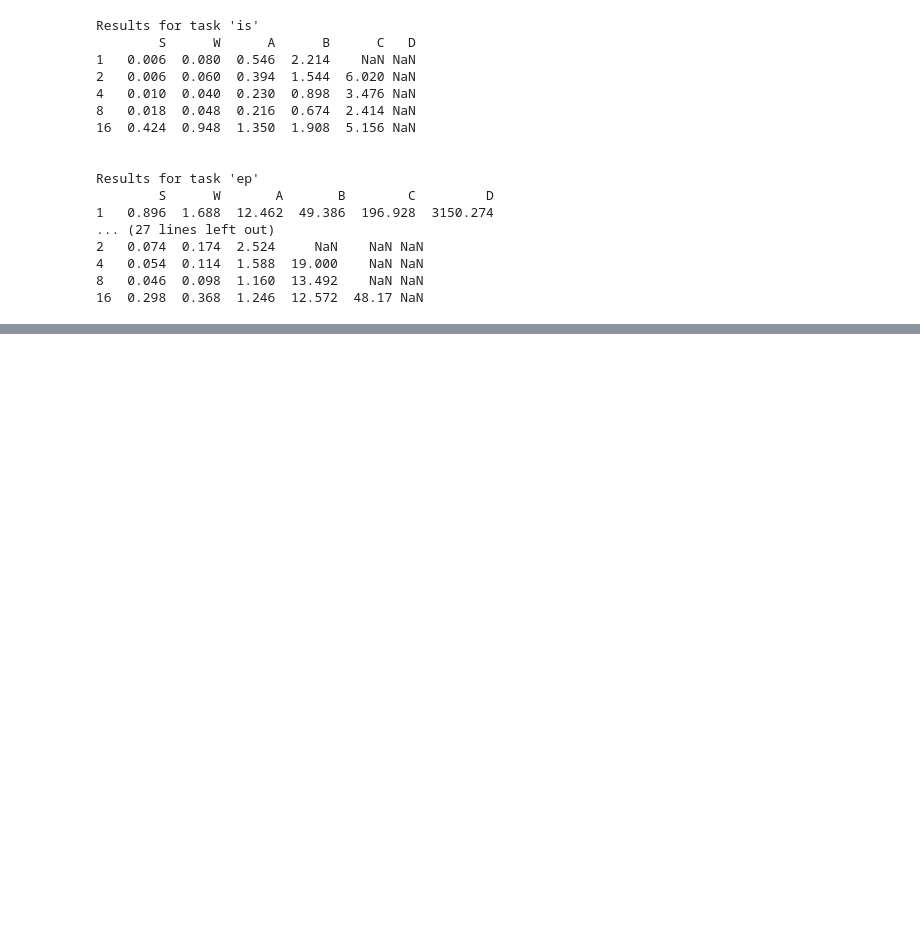
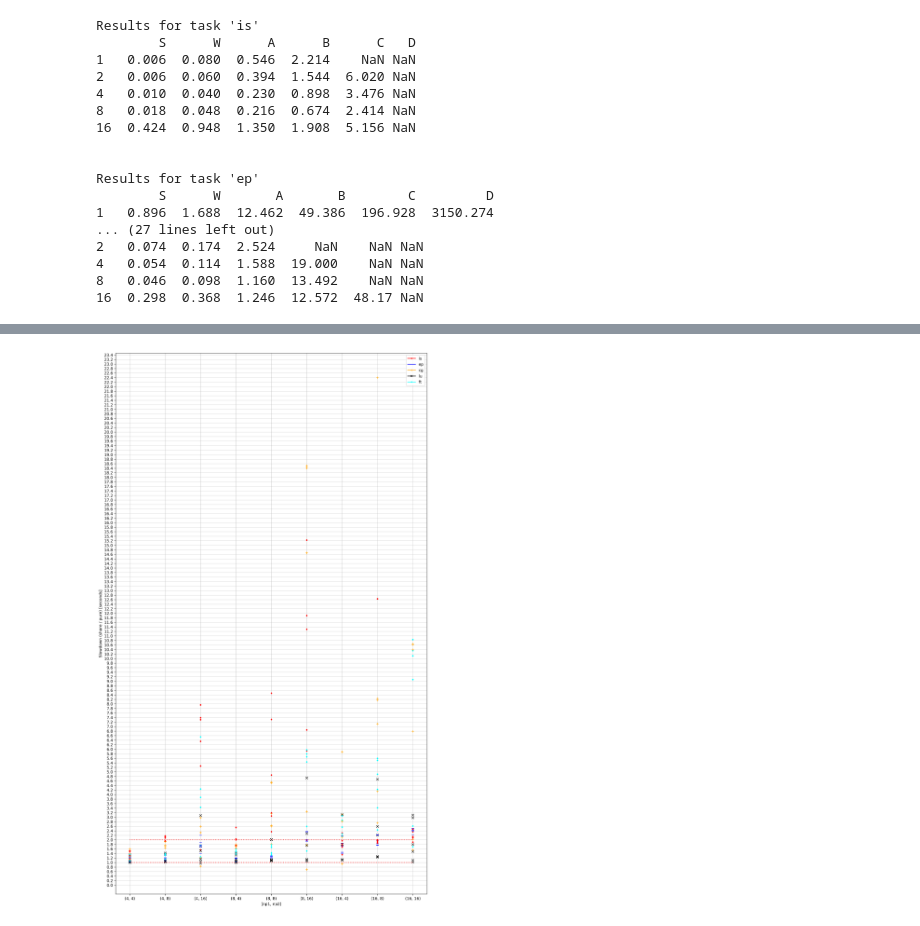
Before and after one commit to andxeg/mpi_cluster, a Jupyter notebook: analysis/parse_results.ipynb, the cells around one changed output, grey strips where cells are left out. Drawn from its saved outputs; the diff is of its cells as text; code cells hidden in the pictures; blank space fills up the shorter version.

Commit message:
Extracted slowdown information for sharing local experiments.

```diff
--- a/analysis/parse_results.ipynb
+++ b/analysis/parse_results.ipynb
@@ -246,0 +275,15 @@ print(json.dumps(results, sort_keys = True, indent = 4))
+# %%
+# Slowdown
+# slowdown coefficient = time with sharing divided on pure time
+print("Slowdown information".upper())
+
+slowdown_info = deepcopy(results_sharing)
+for tasks_pair, procs in slowdown_info.items():
+    for procs_pair, t in procs.items():
+        t1_p = results_pure[tasks_pair[0]]["A"][procs_pair[0]]
+        t2_p = results_pure[tasks_pair[1]]["A"][procs_pair[1]]
+        print("(%s,%s) (%2s,%2s) sharing: (%f,%f); pure: (%f,%f); slowdown: (%f,%f)" %
+              (tasks_pair[0], tasks_pair[1], procs_pair[0], procs_pair[1],
+               t[0], t[1], t1_p, t2_p, t[0]/t1_p, t[1]/t2_p))
+
+        slowdown_info[tasks_pair][procs_pair] = tuple((t[0]/t1_p , t[1]/t2_p))
@@ -246,0 +333,67 @@ print(json.dumps(results, sort_keys = True, indent = 4))
+# %%
+# Draw slowdown info
+
+import numpy as np
+import matplotlib.pyplot as plt
+from matplotlib.lines import Line2D
+%matplotlib inline
+
+
+tasks = ["is", "ep", "cg", "lu", "ft"]
+colors = {"is": "red", "ep": "blue", "cg": "orange", "lu": "black", "ft": "cyan"}
+markers = {"is": ".", "ep": "_", "cg": "+", "lu": "x", "ft": "."}
+
+
+fig = plt.figure(figsize=(12,20), dpi=300)
+ax = fig.add_subplot(111)
+
+for tasks_pair, procs in slowdown_info.items():
+    n = 0
+    for procs_pair, sl in procs.items():
+        task1 = tasks_pair[0]
+        task2 = tasks_pair[1]
+        sl1 = sl[0]
+        sl2 = sl[1]
+
+        ax.plot(n, sl1, color=colors[task1], marker=markers[task1])
+        ax.plot(n, sl2, color=colors[task2], marker=markers[task2])
+
+        n += 1
+
+# Draw null slowdown line and slodown with factor 2
+null_slowdown_x = np.linspace(0, len(slowdown_info[('is', 'is')].keys())-1, num=2)
+null_slowdown_y = np.zeros(2)
+ax.plot(null_slowdown_x, null_slowdown_y+1, color="red", linestyle=":")
+
+ax.plot(null_slowdown_x, null_slowdown_y+2, color="red", linestyle=":")
+
+# Axes configuration
+ax.set_xticks(np.arange(len(slowdown_info[('is', 'is')].keys())))
+ax.set_xticklabels(list(slowdown_info[('is', 'is')].keys()))
+
+stepsize = 0.2
+start, end = ax.get_ylim()
+ax.yaxis.set_ticks(np.arange(0, end, stepsize))
+
+ax.set_xlabel("(np1, np2)")
+ax.set_ylabel("Slowdown (share / pure) [seconds]")
+
+ax.set_axisbelow(True)
+ax.grid(which='both')
+ax.grid(which='major', alpha=0.5)
+
+# Form legend
+legend_elements = []
+for task in tasks:
+    legend_elements.append(
+        Line2D([0], [0], marker=markers[task], color=colors[task], label=task, markersize=5))
+
+# Show figure
+ax.legend(handles=legend_elements)
+plt.tight_layout()
+plt.show()
+fig.savefig('./slowdown.png', fmt='png')
+plt.close(fig)
+# plt.gcf().clear()
+# %% [output]
+[figure, added]
```
Also changed, not shown: parts of 4 cells of this notebook, 1 other file.
